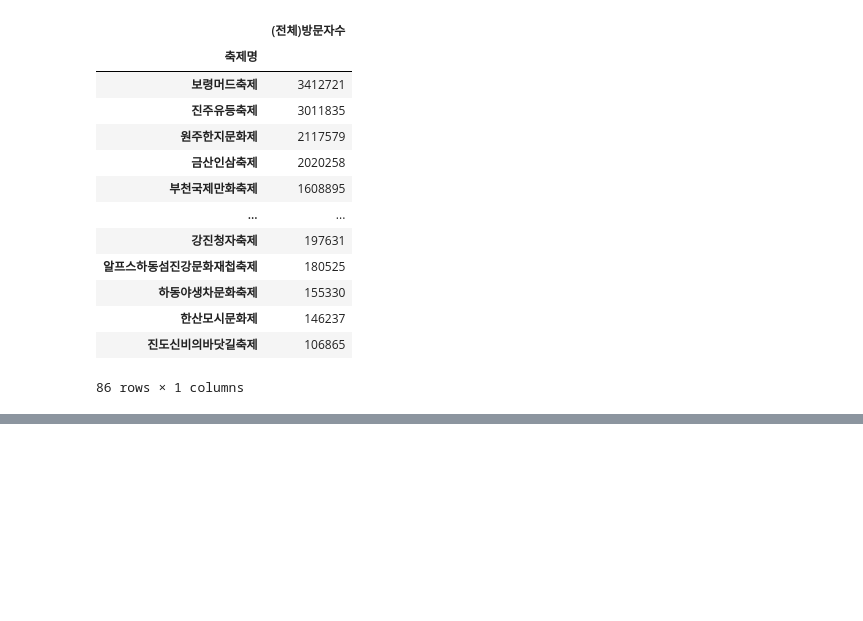
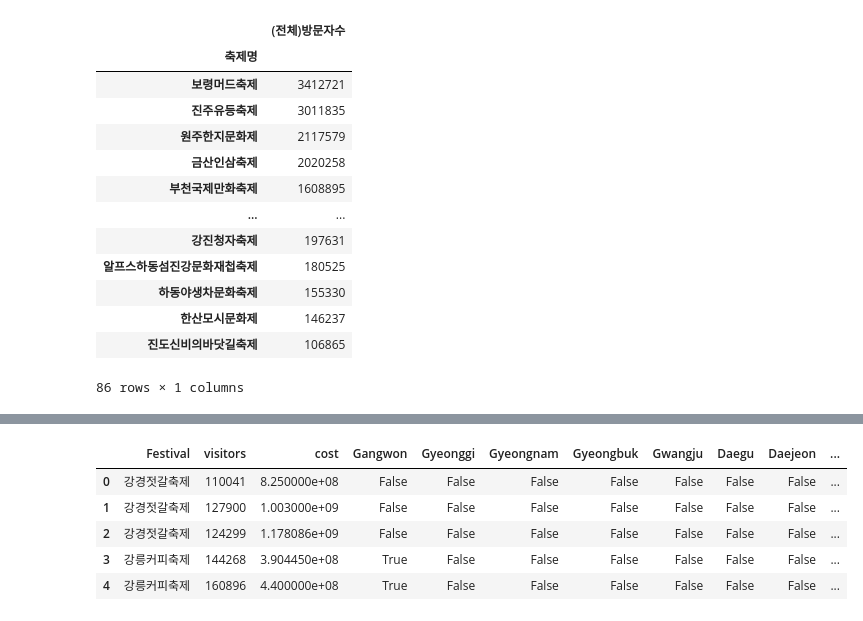
Before and after one commit to EST-aimodel/Festival, a Jupyter notebook: analysis/시각화.ipynb, the cells around one changed output, grey strips where cells are left out. Cells and saved outputs as stored; diff of their text form; code cells hidden in the pictures; blank space fills up the shorter version.

```diff
--- a/analysis/시각화.ipynb
+++ b/analysis/시각화.ipynb
@@ -359,0 +415,9 @@ visitors_ratio
+# %%
+state.head()
+# %% [output]
+|  | Festival | visitors | cost | Gangwon | Gyeonggi | Gyeongnam | Gyeongbuk | Gwangju | Daegu | Daejeon | ... |
+| 0 | 강경젓갈축제 | 110041 | 8.250000e+08 | False | False | False | False | False | False | False | ... |
+| 1 | 강경젓갈축제 | 127900 | 1.003000e+09 | False | False | False | False | False | False | False | ... |
+| 2 | 강경젓갈축제 | 124299 | 1.178086e+09 | False | False | False | False | False | False | False | ... |
+| 3 | 강릉커피축제 | 144268 | 3.904450e+08 | True | False | False | False | False | False | False | ... |
+| 4 | 강릉커피축제 | 160896 | 4.400000e+08 | True | False | False | False | False | False | False | ... |
```
Also changed, not shown: parts of 5 cells of this notebook, 3 other files.
